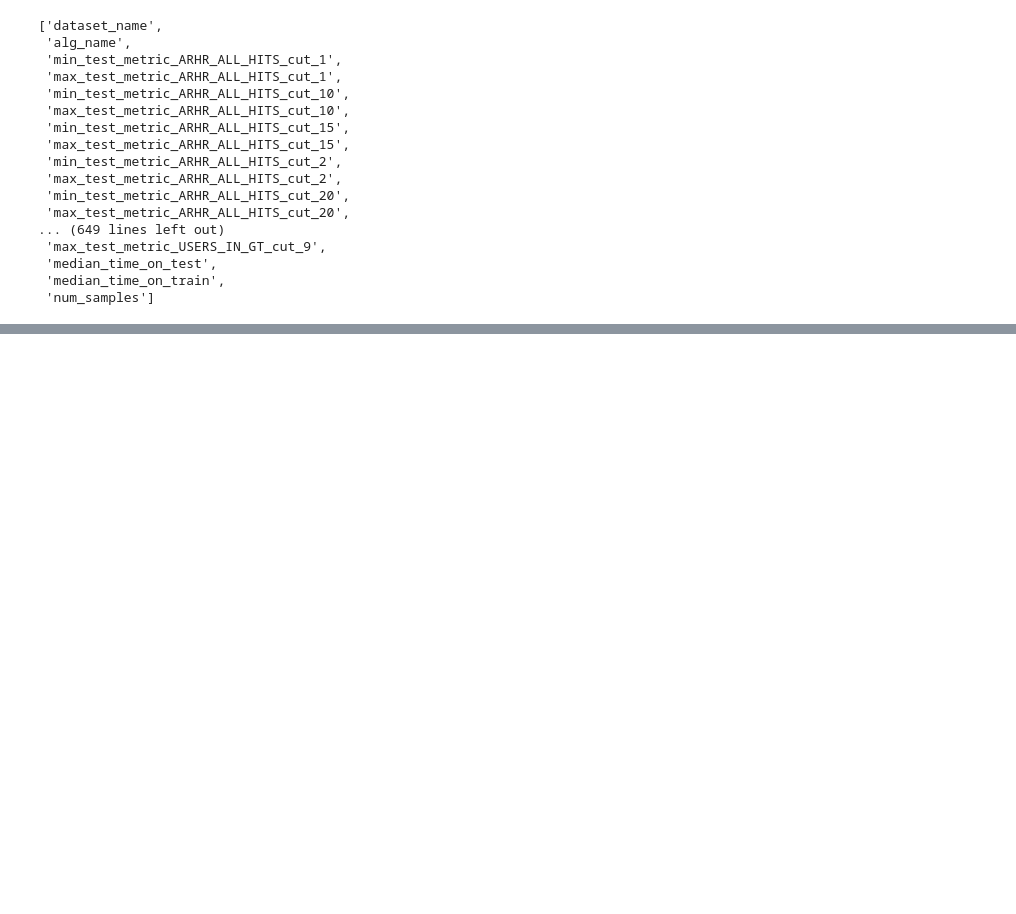
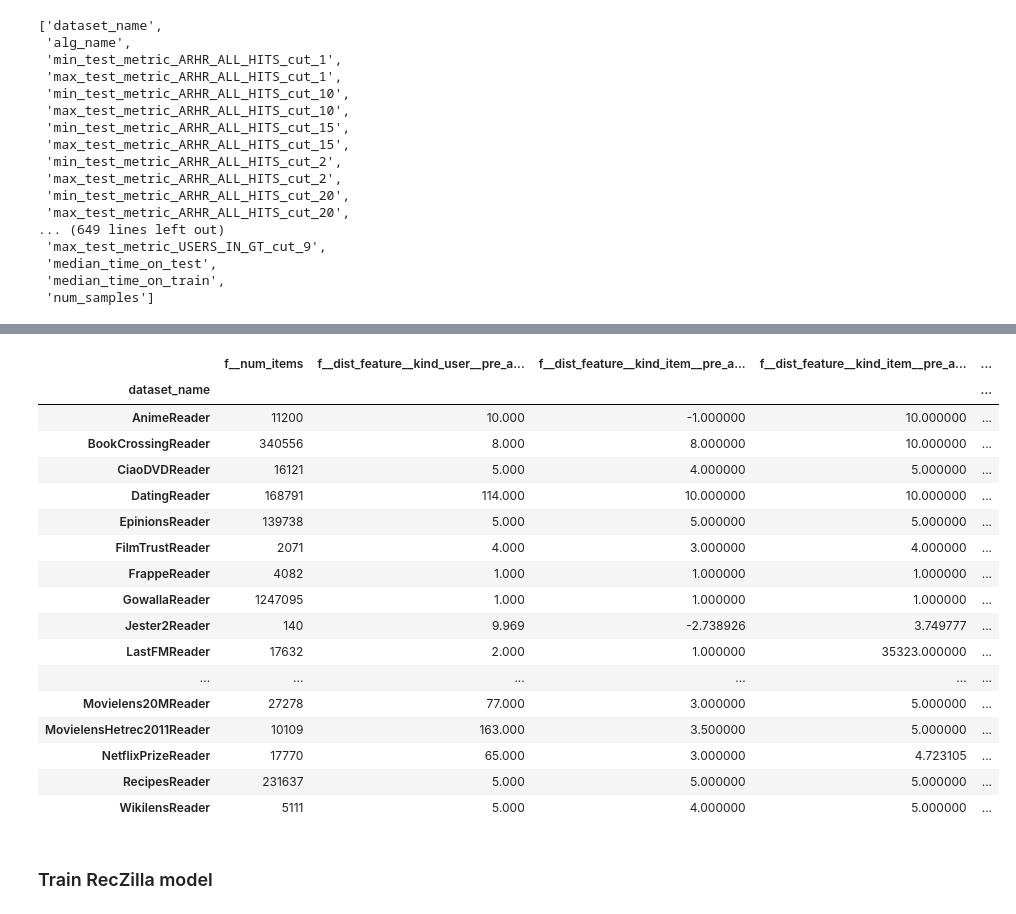
Before and after one commit to naszilla/reczilla, a Jupyter notebook: notebooks/alg_feature_selection.ipynb, the cells around one changed output, grey strips where cells are left out. Cells and saved outputs as stored; diff of their text form; code cells hidden in the pictures; blank space fills up the shorter version.

```diff
--- a/notebooks/alg_feature_selection.ipynb
+++ b/notebooks/alg_feature_selection.ipynb
@@ -206,0 +207,6 @@ dtype: float64
+# %%
+final_feat_columns = selected_feats
+X_train = metafeats[metafeats['alg_name'].isin(selected_algs)]
+# %%
+metric_col_name = "max_test_metric_" + metric_name
+X_train = X_train[[metric_col_name] + ["dataset_name", "alg_name"] + final_feat_columns]
@@ -206,0 +229,26 @@ dtype: float64
+# %%
+transforms = {f: 'last' for f in final_feat_columns}
+transforms.update({metric_col_name: list, 'alg_name': list})
+
+X_train_grouped = X_train.groupby('dataset_name').agg(transforms)
+# %%
+X_train_grouped
+# %% [output]
+|  | f__num_items | f__dist_feature__kind_user__pre_a... | f__dist_feature__kind_item__pre_a... | f__dist_feature__kind_item__pre_a... | ... |
+| dataset_name |  |  |  |  | ... |
+| AnimeReader | 11200 | 10.000 | -1.000000 | 10.000000 | ... |
+| BookCrossingReader | 340556 | 8.000 | 8.000000 | 10.000000 | ... |
+| CiaoDVDReader | 16121 | 5.000 | 4.000000 | 5.000000 | ... |
+| DatingReader | 168791 | 114.000 | 10.000000 | 10.000000 | ... |
+| EpinionsReader | 139738 | 5.000 | 5.000000 | 5.000000 | ... |
+| FilmTrustReader | 2071 | 4.000 | 3.000000 | 4.000000 | ... |
+| FrappeReader | 4082 | 1.000 | 1.000000 | 1.000000 | ... |
+| GowallaReader | 1247095 | 1.000 | 1.000000 | 1.000000 | ... |
+| Jester2Reader | 140 | 9.969 | -2.738926 | 3.749777 | ... |
+| LastFMReader | 17632 | 2.000 | 1.000000 | 35323.000000 | ... |
+| ... | ... | ... | ... | ... | ... |
+| Movielens20MReader | 27278 | 77.000 | 3.000000 | 5.000000 | ... |
+| MovielensHetrec2011Reader | 10109 | 163.000 | 3.500000 | 5.000000 | ... |
+| NetflixPrizeReader | 17770 | 65.000 | 3.000000 | 4.723105 | ... |
+| RecipesReader | 231637 | 5.000 | 5.000000 | 5.000000 | ... |
+| WikilensReader | 5111 | 5.000 | 4.000000 | 5.000000 | ... |
@@ -206,0 +264,2 @@ dtype: float64
+# %% [markdown]
+### Train RecZilla model
```
Also changed, not shown: parts of 19 cells of this notebook.
